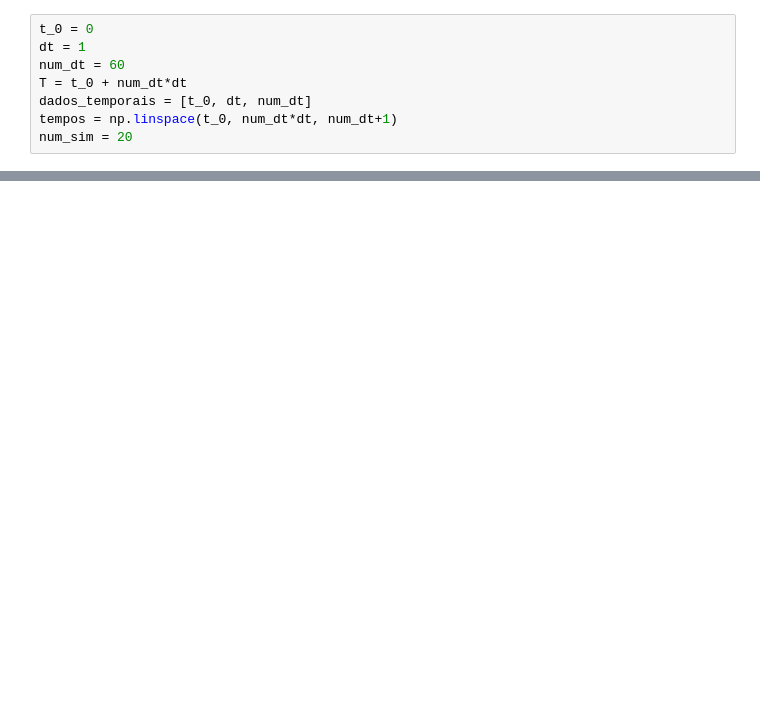
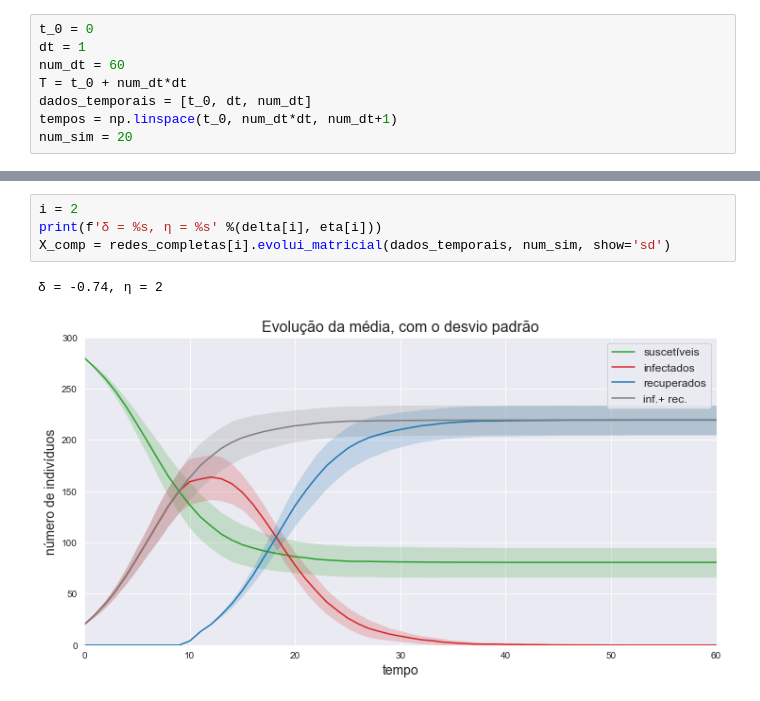
Before and after one commit to Modelagem-Covid-19-RJ/covid19, a Jupyter notebook: modelos/RJ/agent_based/simulacoes/Testes-Kappa.ipynb, the cells around one changed output, grey strips where cells are left out. Drawn from its saved outputs; the diff is of its cells as text; blank space fills up the shorter version.

```diff
--- a/modelos/RJ/agent_based/simulacoes/Testes-Kappa.ipynb
+++ b/modelos/RJ/agent_based/simulacoes/Testes-Kappa.ipynb
@@ -58,0 +67,7 @@ array([2.0000e+01, 2.9450e+01, 4.3000e+01, 6.0850e+01, 8.5400e+01,
+# %%
+i = 2
+print(f'δ = %s, η = %s' %(delta[i], eta[i]))
+X_comp = redes_completas[i].evolui_matricial(dados_temporais, num_sim, show='sd')
+# %% [output]
+δ = -0.74, η = 2
+[figure, added]
```
Also changed, not shown: parts of 14 cells of this notebook, 2 other files.
